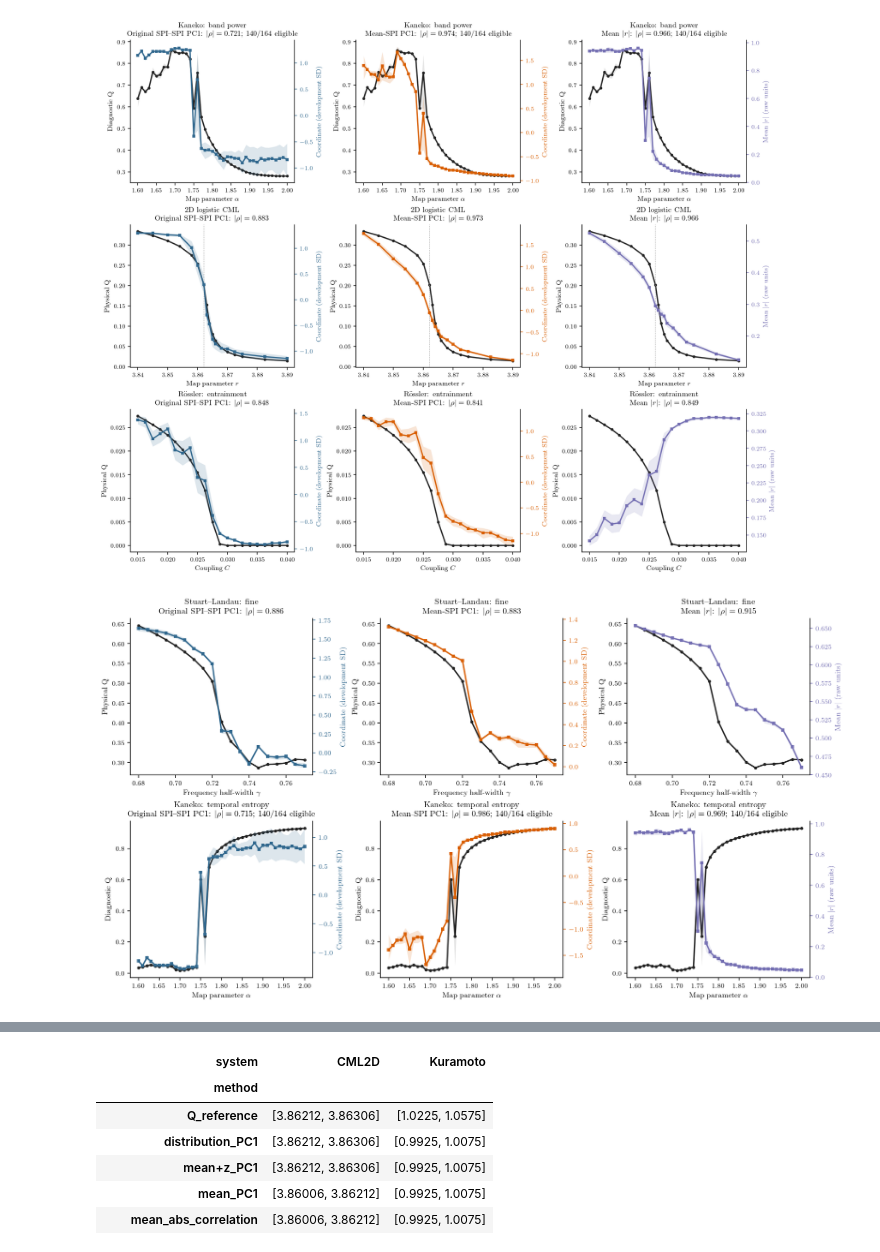
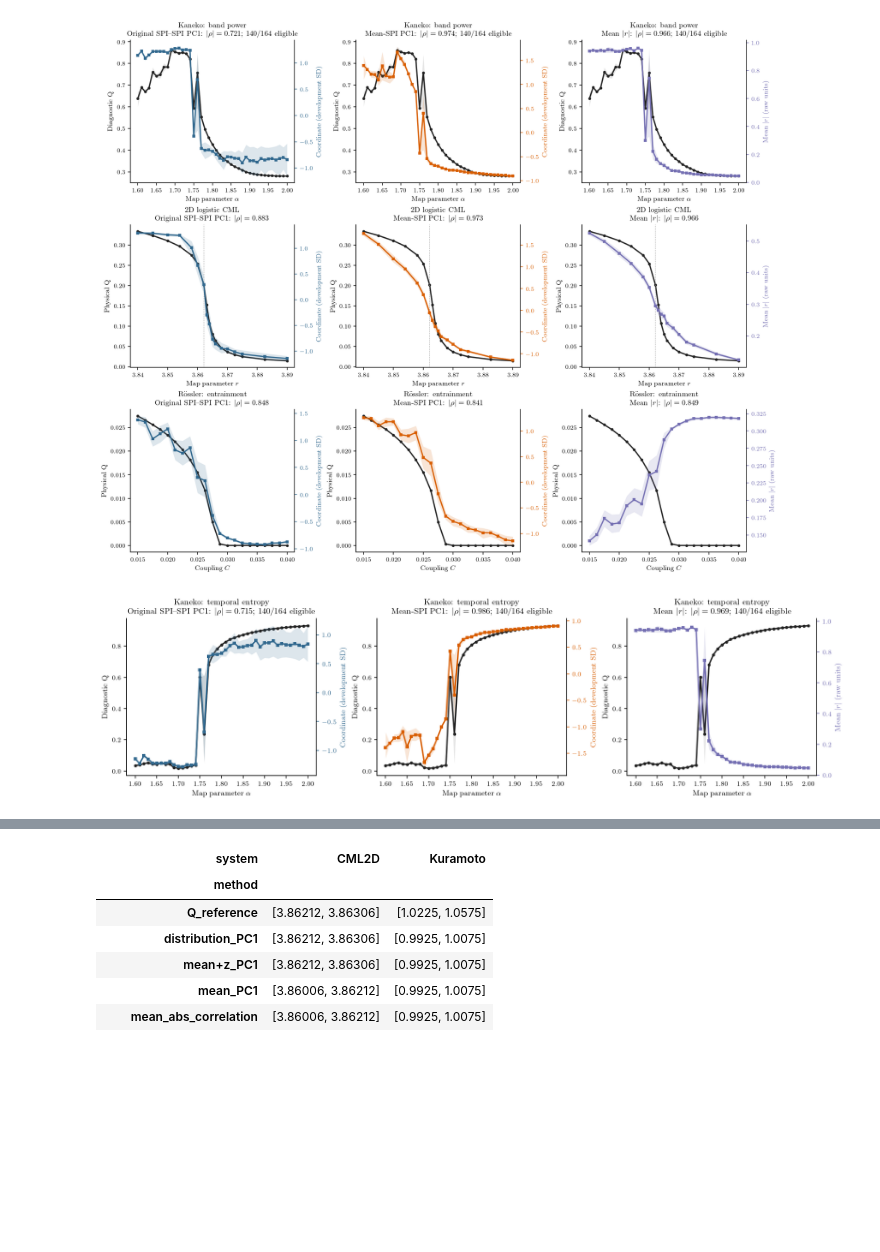
Before and after one commit to willedibam/mts-spi-study-cluster, a Jupyter notebook: notebooks/embeddings/spi_baseline_exploration_260921.ipynb, the cells around one changed output, grey strips where cells are left out. Drawn from its saved outputs; the diff is of its cells as text; code cells hidden in the pictures; blank space fills up the shorter version.

```diff
--- a/notebooks/embeddings/spi_baseline_exploration_260921.ipynb
+++ b/notebooks/embeddings/spi_baseline_exploration_260921.ipynb
@@ -151,8 +157,8 @@ plt.show()
 # %% [output]
 [figure]
 # %%
-fig = plots.inference(('StuartLandauFine', 'KanekoEntropy'), filename='inference-additional-targets')
+fig = plots.inference(('KanekoEntropy',), filename='inference-additional-targets')
 plt.show()
 # %% [output]
-[figure, old version]
+[figure, new version]
 # %%
```
Also changed, not shown: parts of 8 cells of this notebook, 5 other files.
